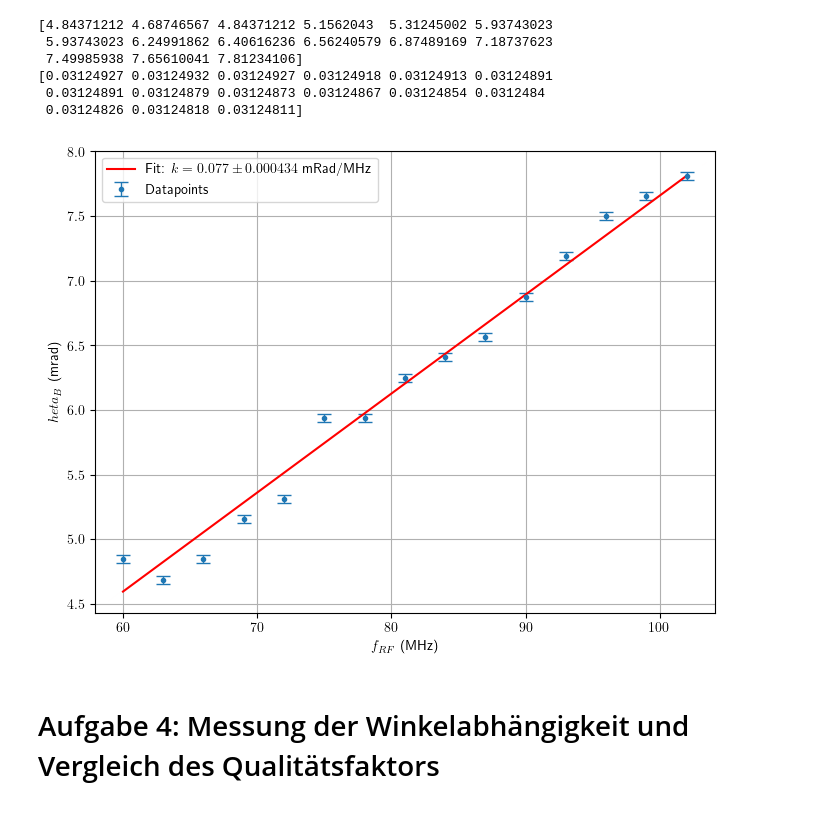
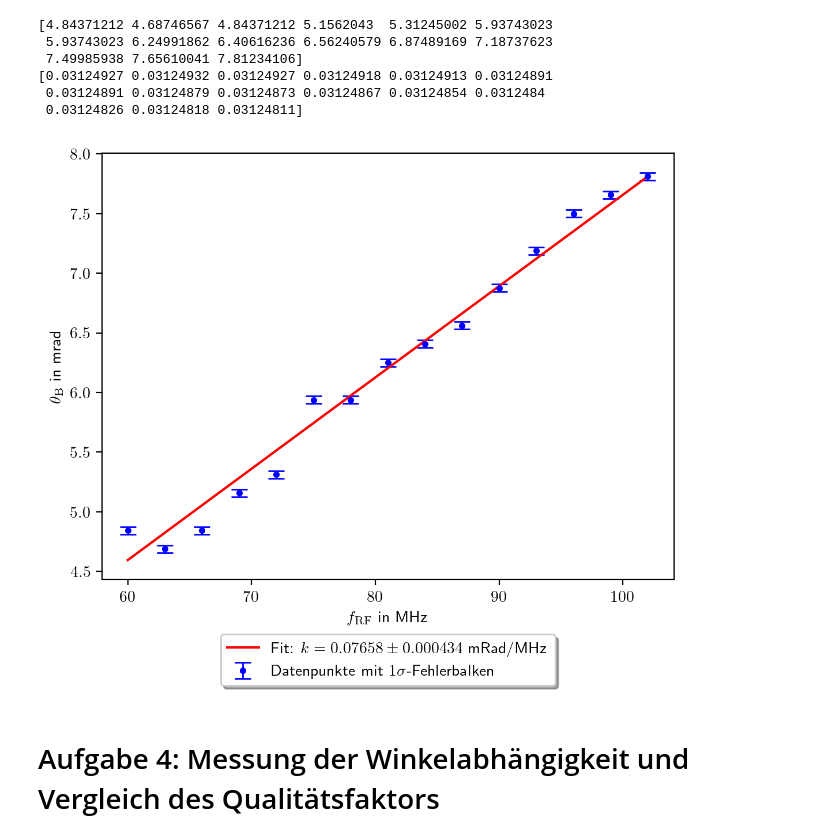
Before and after one commit to AignerZar/FP_SS25, a Jupyter notebook: Exp-C/Versuch_C.ipynb, the cells around one changed output. Cells and saved outputs as stored; diff of their text form; code cells hidden in the pictures.

```diff
--- a/Exp-C/Versuch_C.ipynb
+++ b/Exp-C/Versuch_C.ipynb
@@ -280,25 +292,25 @@ print(error_theta_b_3)
 # %%
 #fit funktion
 def fit_theta_B(k, x):
     return k * x
 
 # Curve fitting mit der Funktion fit_epsilon
 params, covariance = curve_fit(fit_theta_B, f_RF, theta_b_3 )
 
 k_fit = params[0]  # Angepasste Parameter
 errors = np.sqrt(np.diag(covariance))  # Fehler der Parameter
 k_err = errors[0]
 
-plt.figure(figsize=(8, 6))
-plt.errorbar(f_RF, theta_b_3, yerr=error_theta_b_3, fmt='o', markersize=3, label='Datapoints', capsize=5, capthick=1, elinewidth=1)
-plt.plot(f_RF, fit_theta_B(f_RF, *params), label=f'Fit: $k = {k_fit:.3f} \pm {k_err:.6f}$ mRad/MHz', color='red')
-plt.xlabel('$f_{RF}$ (MHz)')
-plt.ylabel('$\theta_{B}$ (mrad)')
-plt.legend()
-plt.grid(True)
+plt.figure(dpi=200)
+plt.errorbar(f_RF, theta_b_3, yerr=error_theta_b_3, fmt='o', markersize=3, label=r'Datenpunkte mit $1\sigma$-Fehlerbalken', capsize=5, capthick=1, elinewidth=1, color='blue')
+plt.plot(f_RF, fit_theta_B(f_RF, *params), label=f'Fit: $k = {k_fit:.5f} \pm {k_err:.6f}$ mRad/MHz', color='red')
+plt.xlabel(r'$f_\mathrm{RF}$ in MHz')
+plt.ylabel(r'$\theta_\mathrm{B}$ in mrad')
+plt.legend(loc='upper center', bbox_to_anchor=(0.5, -0.11), fancybox=True, shadow=True)
+#plt.grid(True)
 plt.show()
 # %% [output]
-[figure, old version]
+[figure, new version]
 # %% [markdown]
 # Aufgabe 4: Messung der Winkelabhängigkeit und Vergleich des Qualitätsfaktors
 # %% [markdown]
```
Also changed, not shown: parts of 11 cells of this notebook.
